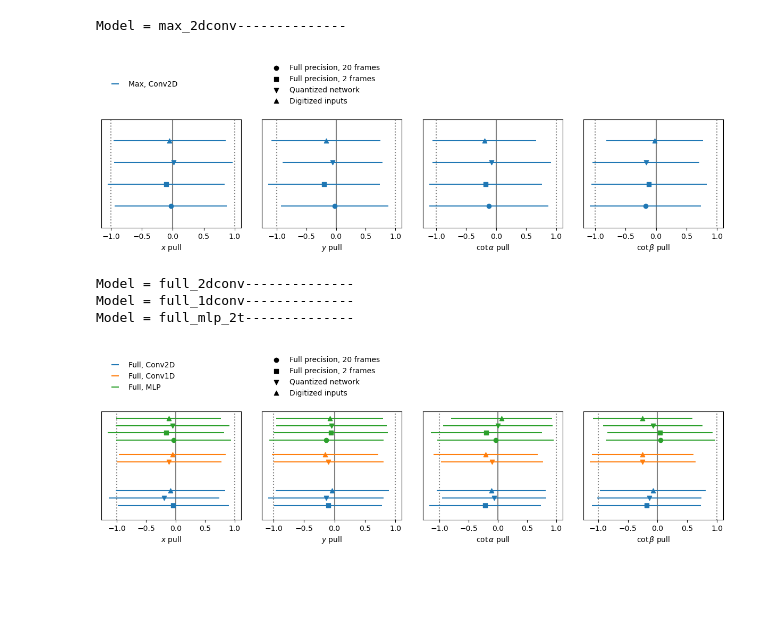
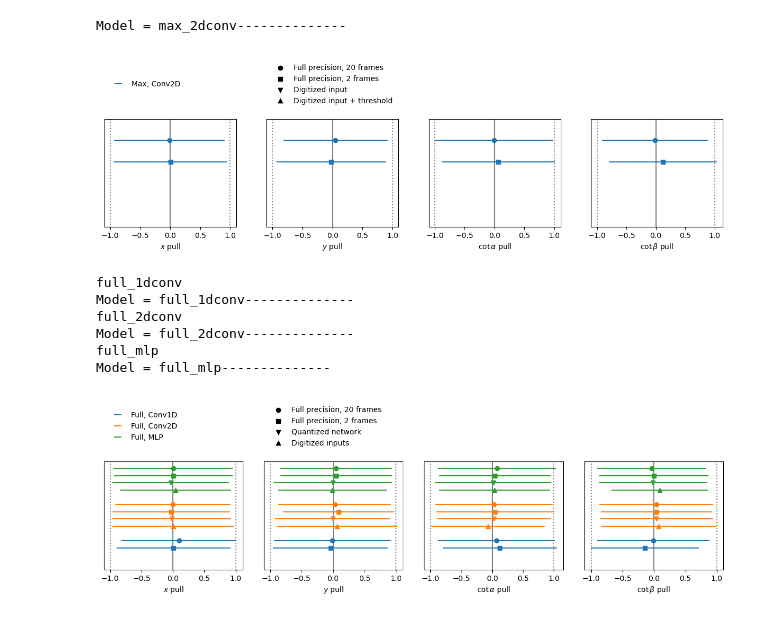
Before and after one commit to smart-pix/smart-pixels-ml, a Jupyter notebook: summary-plots/compare-pulls-PAPER.ipynb, the cells around one changed output. Drawn from its saved outputs; the diff is of its cells as text; code cells hidden in the pictures; blank space fills up the shorter version.

```diff
--- a/summary-plots/compare-pulls-PAPER.ipynb
+++ b/summary-plots/compare-pulls-PAPER.ipynb
@@ -9,21 +9,24 @@ colors = list(mcolors.TABLEAU_COLORS.keys())
 with open('pulls.json') as f:
     pulls = json.load(f)
 # %%
-vbl_names = {'x':r'$x$ pull', 'y':r'$y$ pull', 'cotAlpha':r'$\cot\alpha$ pull', 'cotBeta':r'$\cot\beta$ pull'}
+vbl_names = {'x':r'$x$ pull', 'y':r'$y$ pull', 'cotA':r'$\cot\alpha$ pull', 'cotB':r'$\cot\beta$ pull'}
 # %%
 def draw_one_vbl(vbl, x, d, ax_ii):
 
-    x_array = [x-0.3, x-0.1, x+0.1, x+0.3]
-    y_array = [d[k][vbl][0] for k in d.keys()]
-    yerr_array = [d[k][vbl][1] for k in d.keys()]
+    x_array = [x+0.3 - 0.2*i for i in range(len(d.keys()))]
+    y_array = [d[k]['mean_'+vbl] for k in d.keys()]
+    yerr_array = [d[k]['std_'+vbl] for k in d.keys()]
 
     alpha = [int(num > 0) for num in yerr_array]
 
     line = ax_ii.errorbar(y = x_array, x = y_array, xerr=yerr_array, color = colors[x], linestyle='')
     dot1 = ax_ii.scatter(y_array[0], x_array[0], marker='o', color = colors[x], alpha = alpha[0])
-    dot2 = ax_ii.scatter(y_array[1], x_array[1], marker='s', color = colors[x], alpha = alpha[1])
-    dot3 = ax_ii.scatter(y_array[2], x_array[2], marker='v', color = colors[x], alpha = alpha[2])
-    dot4 = ax_ii.scatter(y_array[3], x_array[3], marker='^', color = colors[x], alpha = alpha[3])
+    if len(y_array) > 1:
+        dot2 = ax_ii.scatter(y_array[1], x_array[1], marker='s', color = colors[x], alpha = alpha[1])
+    if len(y_array) > 2:
+        dot3 = ax_ii.scatter(y_array[2], x_array[2], marker='v', color = colors[x], alpha = alpha[2])
+    if len(y_array) > 3:
+        dot4 = ax_ii.scatter(y_array[3], x_array[3], marker='^', color = colors[x], alpha = alpha[3])
 
     dot1 = ax_ii.scatter([0], [-99], marker='o', color = 'black')
     dot2 = ax_ii.scatter([0], [-99], marker='s', color = 'black')
@@ -35,10 +38,11 @@ def draw_one_vbl(vbl, x, d, ax_ii):
     return line, [dot1,dot2,dot3,dot4]
 
 def draw_one_model(x, d, ax):
+
     line, dots = draw_one_vbl('x', x, d, ax[1][0])
     line, dots = draw_one_vbl('y', x, d, ax[1][1])
-    line, dots = draw_one_vbl('cotAlpha', x, d, ax[1][2])
-    line, dots = draw_one_vbl('cotBeta', x, d, ax[1][3])
+    line, dots = draw_one_vbl('cotA', x, d, ax[1][2])
+    line, dots = draw_one_vbl('cotB', x, d, ax[1][3])
     return line, dots
 # %%
 def format_plot(ax, n_models):
@@ -89,7 +93,7 @@ for i,k1 in enumerate(labels):
     lines += [line]
 
 ax[0][0].legend(lines,[names[l] for l in labels],frameon=False,loc='center left')
-ax[0][1].legend(dots,['Full precision, 20 frames','Full precision, 2 frames','Quantized network','Digitized inputs'],frameon=False,loc='lower left')
+ax[0][1].legend(dots,['Full precision, 20 frames','Full precision, 2 frames','Digitized input','Digitized input + threshold','Quantized weights/biases'],frameon=False,loc='lower left')
 
 plt.tight_layout()
 
@@ -99,7 +103,7 @@ plt.savefig("plots/pulls-max.png")
 plt.show()
 # %% [output]
 Model = max_2dconv--------------
-[figure, old version]
+[figure, new version]
 # %%
 fig, ax = plt.subplots(2,4,figsize=(12,4),sharey=True,constrained_layout=True, gridspec_kw={'height_ratios': [1, 2]})
 
@@ -112,38 +116,46 @@ models_to_plot = dict((k, pulls[k]) for k in pulls.keys() if "full" in k)
 
 names = {}
 names["full_2dconv"] = "Full, Conv2D"
 names["full_1dconv"] = "Full, Conv1D"
-names["full_mlp_2t"] = "Full, MLP"
+names["full_mlp"] = "Full, MLP"
 
 format_plot(ax, len(models_to_plot.keys()))
 
 lines = []
 labels = list(models_to_plot.keys())
 
-for i,k1 in enumerate(labels):
+for i, k1 in enumerate(labels):
+
+    print(k1)
 
     if "full" not in k1:
+        continue
+
+    if len(pulls[k1]) == 0:
         continue
 
     print("Model = " + k1 + "--------------")
 
     line, dots = draw_one_model(i, pulls[k1], ax)
     lines += [line]
 
 ax[0][0].legend(lines,[names[l] for l in labels],frameon=False,loc='center left')
 ax[0][1].legend(dots,['Full precision, 20 frames','Full precision, 2 frames','Quantized network','Digitized inputs'],frameon=False,loc='lower left')
 
 plt.tight_layout()
 
 plt.savefig("plots/pulls-full.pdf")
 plt.savefig("plots/pulls-full.png")
 
 plt.show()
 # %% [output]
+full_1dconv
+Model = full_1dconv--------------
+full_2dconv
 Model = full_2dconv--------------
-Model = full_1dconv--------------
-Model = full_mlp_2t--------------
+full_mlp
+Model = full_mlp--------------
-[figure, old version]
+[figure, new version]
 # %%
 pulls.keys()
 # %% [output]
```
Also changed, not shown: parts of 2 cells of this notebook, 9 other files.
